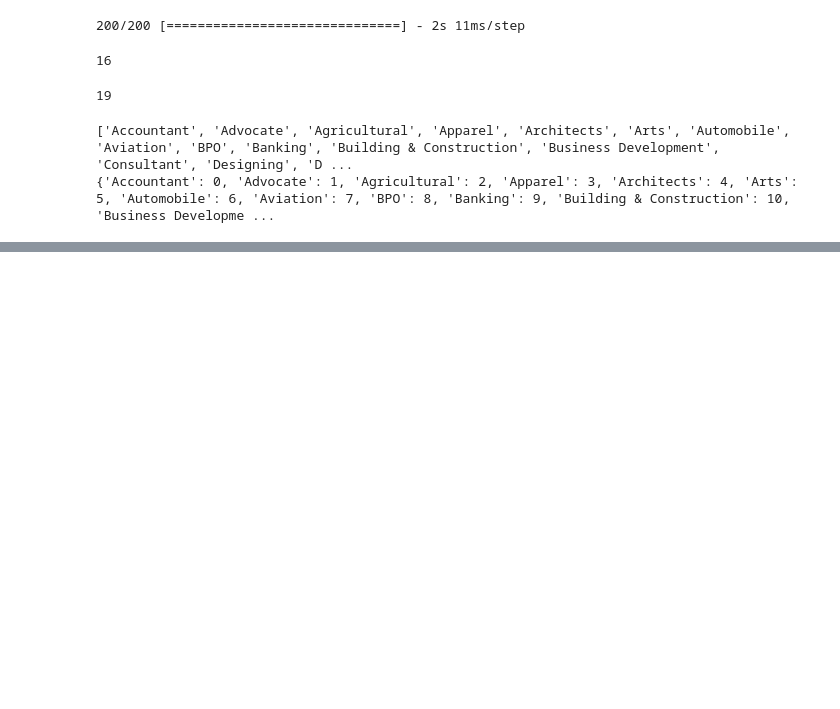
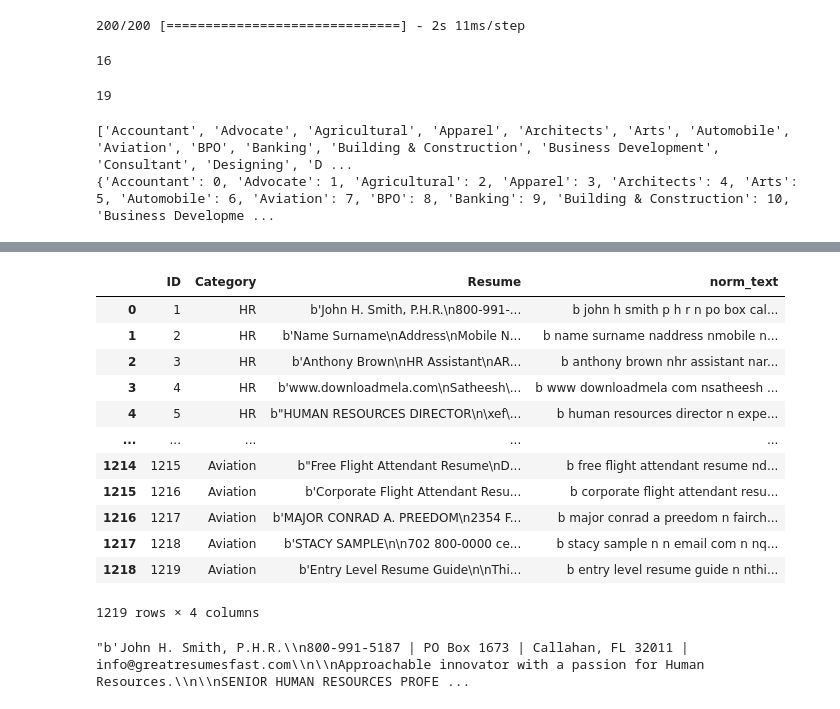
Before and after one commit to Rishit605/Resume-Analysis-NLP, a Jupyter notebook: notebook/NLP_Resume_Classification.ipynb, the cells around one changed output, grey strips where cells are left out. Cells and saved outputs as stored; diff of their text form; code cells hidden in the pictures; blank space fills up the shorter version.

```diff
--- a/notebook/NLP_Resume_Classification.ipynb
+++ b/notebook/NLP_Resume_Classification.ipynb
@@ -64,0 +53,8 @@ df
+# %%
+import os, sys
+# Append the parent directory to the system path
+sys.path.append(os.path.abspath('..'))
+
+import pandas as pd
+df= pd.read_csv(r'C:\Projs\COde\ResAnalysis\Resume-Analysis-NLP\dataset\resume_dataset.csv')
+df
@@ -157,0 +185,3 @@ Name: Resume, Length: 1219, dtype: object
+# %%
+df2.drop('normalized_text', axis=1, inplace=True)
+df2
@@ -666,0 +896,3 @@ print(class_id)
+# %%
+df2.drop('norm_text', axis=1, inplace=True)
+df2
@@ -666,0 +913,21 @@ print(class_id)
+# %%
+df2['norm_text'] = df2['Resume'].apply(clean_resume_text)
+df2
+# %% [output]
+|  | ID | Category | Resume | norm_text |
+| 0 | 1 | HR | b'John H. Smith, P.H.R.\n800-991-... | b john h smith p h r n po box cal... |
+| 1 | 2 | HR | b'Name Surname\nAddress\nMobile N... | b name surname naddress nmobile n... |
+| 2 | 3 | HR | b'Anthony Brown\nHR Assistant\nAR... | b anthony brown nhr assistant nar... |
+| 3 | 4 | HR | b'www.downloadmela.com\nSatheesh\... | b www downloadmela com nsatheesh ... |
+| 4 | 5 | HR | b"HUMAN RESOURCES DIRECTOR\n\xef\... | b human resources director n expe... |
+| ... | ... | ... | ... | ... |
+| 1214 | 1215 | Aviation | b"Free Flight Attendant Resume\nD... | b free flight attendant resume nd... |
+| 1215 | 1216 | Aviation | b'Corporate Flight Attendant Resu... | b corporate flight attendant resu... |
+| 1216 | 1217 | Aviation | b'MAJOR CONRAD A. PREEDOM\n2354 F... | b major conrad a preedom n fairch... |
+| 1217 | 1218 | Aviation | b'STACY SAMPLE\n\n702 800-0000 ce... | b stacy sample n n email com n nq... |
+| 1218 | 1219 | Aviation | b'Entry Level Resume Guide\n\nThi... | b entry level resume guide n nthi... |
+1219 rows × 4 columns
+# %%
+df2['Resume'][0]
+# %% [output]
+"b'John H. Smith, P.H.R.\\n800-991-5187 | PO Box 1673 | Callahan, FL 32011 | info@greatresumesfast.com\\n\\nApproachable innovator with a passion for Human Resources.\\n\\nSENIOR HUMAN RESOURCES PROFE ...
```
Also changed, not shown: parts of 40 cells of this notebook.
